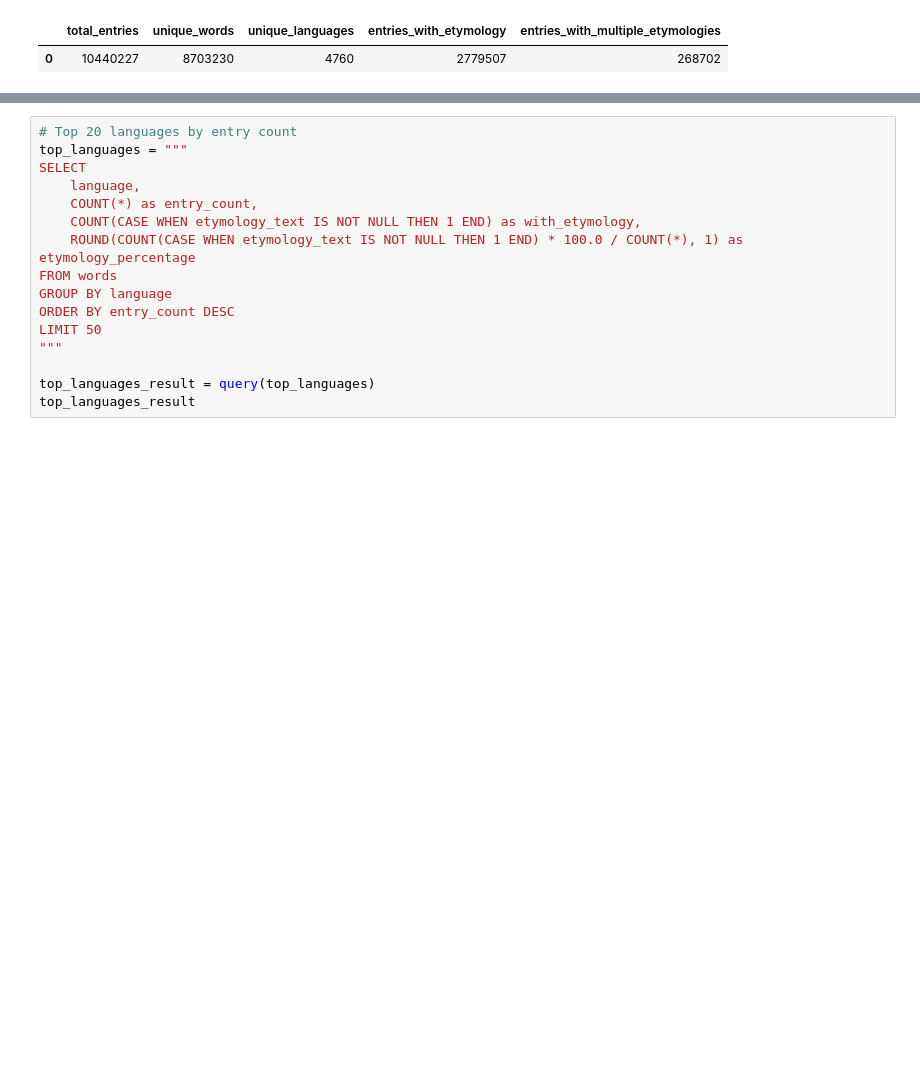
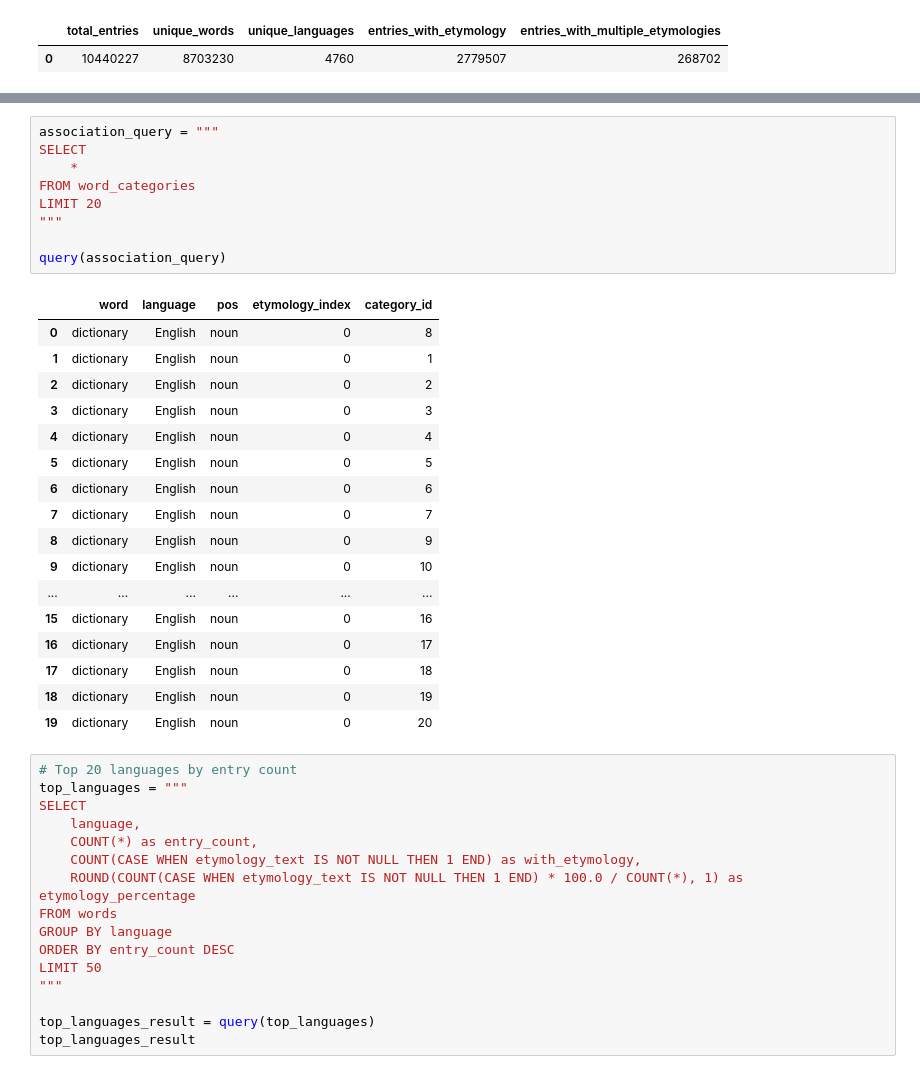
Before and after one commit to kebuhcah/wiktionary-browser, a Jupyter notebook: wiktionary-analysis.ipynb, the cells around one changed output, grey strips where cells are left out. Drawn from its saved outputs; the diff is of its cells as text; blank space fills up the shorter version.

Commit message:
Inspect new tables in wiktionary.db

```diff
--- a/wiktionary-analysis.ipynb
+++ b/wiktionary-analysis.ipynb
@@ -67,3 +87,30 @@ query(stats_query)
+# %%
+association_query = """
+SELECT
+    *
+FROM word_categories
+LIMIT 20
+"""
+
+query(association_query)
+# %% [output]
+|  | word | language | pos | etymology_index | category_id |
+| 0 | dictionary | English | noun | 0 | 8 |
+| 1 | dictionary | English | noun | 0 | 1 |
+| 2 | dictionary | English | noun | 0 | 2 |
+| 3 | dictionary | English | noun | 0 | 3 |
+| 4 | dictionary | English | noun | 0 | 4 |
+| 5 | dictionary | English | noun | 0 | 5 |
+| 6 | dictionary | English | noun | 0 | 6 |
+| 7 | dictionary | English | noun | 0 | 7 |
+| 8 | dictionary | English | noun | 0 | 9 |
+| 9 | dictionary | English | noun | 0 | 10 |
+| ... | ... | ... | ... | ... | ... |
+| 15 | dictionary | English | noun | 0 | 16 |
+| 16 | dictionary | English | noun | 0 | 17 |
+| 17 | dictionary | English | noun | 0 | 18 |
+| 18 | dictionary | English | noun | 0 | 19 |
+| 19 | dictionary | English | noun | 0 | 20 |
 # %%
 # Top 20 languages by entry count
 top_languages = """
```
Also changed, not shown: parts of 2 cells of this notebook.
